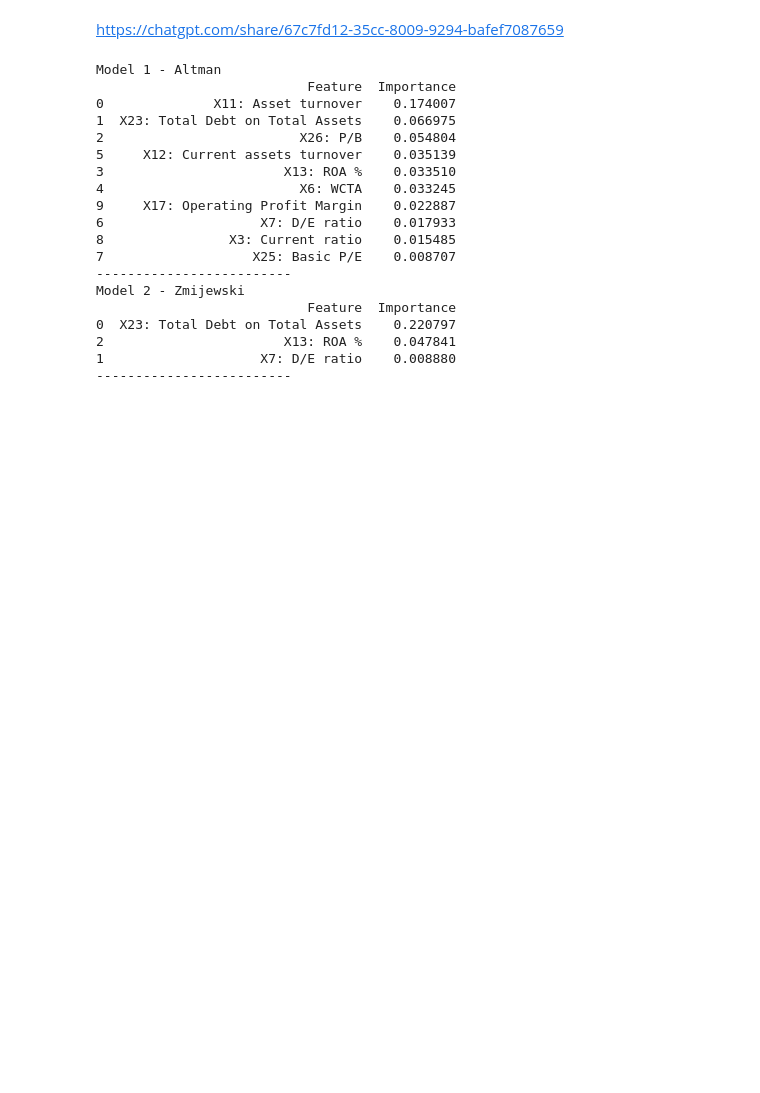
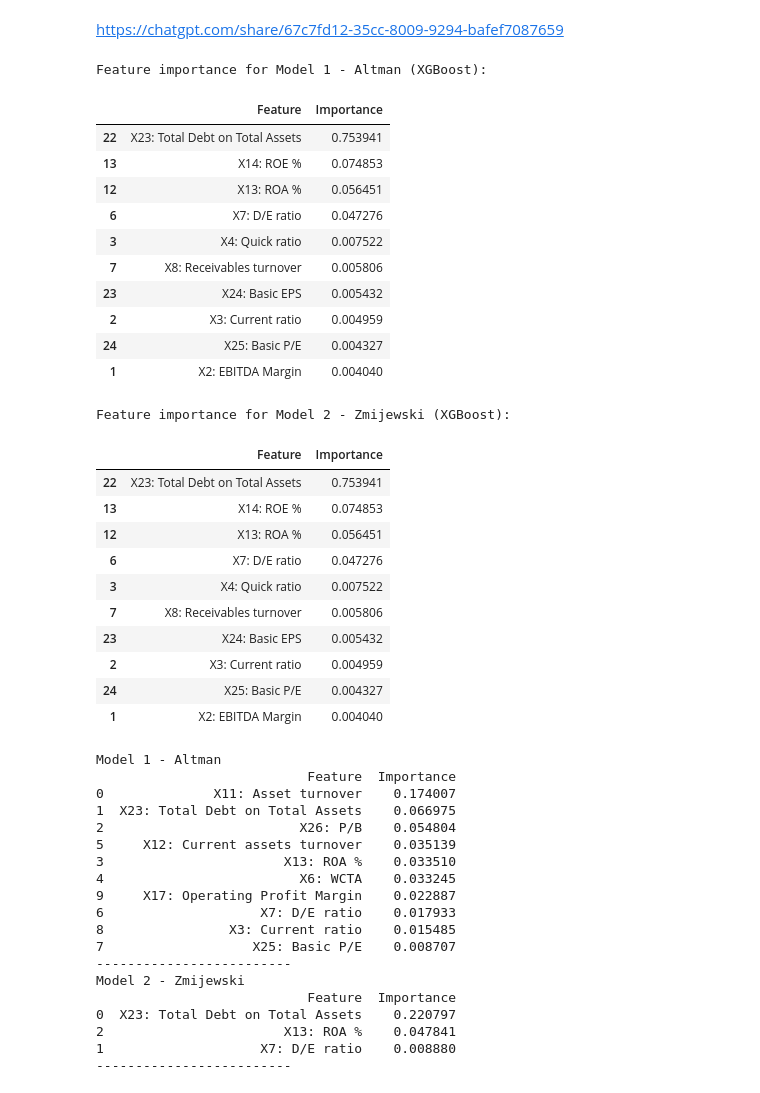
Before and after one commit to Hewhoipia/Financial-Distress-Prediction-for-Enterprises, a Jupyter notebook: Financial_Distress_Prediction.ipynb, the cells around one changed output. Cells and saved outputs as stored; diff of their text form; code cells hidden in the pictures; blank space fills up the shorter version.

```diff
--- a/Financial_Distress_Prediction.ipynb
+++ b/Financial_Distress_Prediction.ipynb
@@ -966,6 +1153,45 @@ performance_df.to_csv(f'csv/sele_fea_perform.csv',index=False)
 ## Feature Importance
 # %% [markdown]
 https://chatgpt.com/share/67c7fd12-35cc-8009-9294-bafef7087659
+# %%
+# Feature importance for XGBoost
+for FD_model, models in trained_FD_models.items():
+    xgb_model = models.get('XGBoost')
+    if xgb_model is not None:
+        # Get feature importances
+        importances = xgb_model.feature_importances_
+        feature_names = atr.columns if hasattr(atr, 'columns') else [f'Feature {i}' for i in range(len(importances))]
+        importance_df = pd.DataFrame({
+            'Feature': feature_names,
+            'Importance': importances
+        }).sort_values(by='Importance', ascending=False)
+        print(f"\nFeature importance for {FD_model} (XGBoost):")
+        display(importance_df.head(10))
+# %% [output]
+Feature importance for Model 1 - Altman (XGBoost):
+|  | Feature | Importance |
+| 22 | X23: Total Debt on Total Assets | 0.753941 |
+| 13 | X14: ROE % | 0.074853 |
+| 12 | X13: ROA % | 0.056451 |
+| 6 | X7: D/E ratio | 0.047276 |
+| 3 | X4: Quick ratio | 0.007522 |
+| 7 | X8: Receivables turnover | 0.005806 |
+| 23 | X24: Basic EPS | 0.005432 |
+| 2 | X3: Current ratio | 0.004959 |
+| 24 | X25: Basic P/E | 0.004327 |
+| 1 | X2: EBITDA Margin | 0.004040 |
+Feature importance for Model 2 - Zmijewski (XGBoost):
+|  | Feature | Importance |
+| 22 | X23: Total Debt on Total Assets | 0.753941 |
+| 13 | X14: ROE % | 0.074853 |
+| 12 | X13: ROA % | 0.056451 |
+| 6 | X7: D/E ratio | 0.047276 |
+| 3 | X4: Quick ratio | 0.007522 |
+| 7 | X8: Receivables turnover | 0.005806 |
+| 23 | X24: Basic EPS | 0.005432 |
+| 2 | X3: Current ratio | 0.004959 |
+| 24 | X25: Basic P/E | 0.004327 |
+| 1 | X2: EBITDA Margin | 0.004040 |
 # %%
 for FD_model, feature in important_features.items():
     print(FD_model)
```
Also changed, not shown: parts of 4 cells of this notebook, 3 other files.
